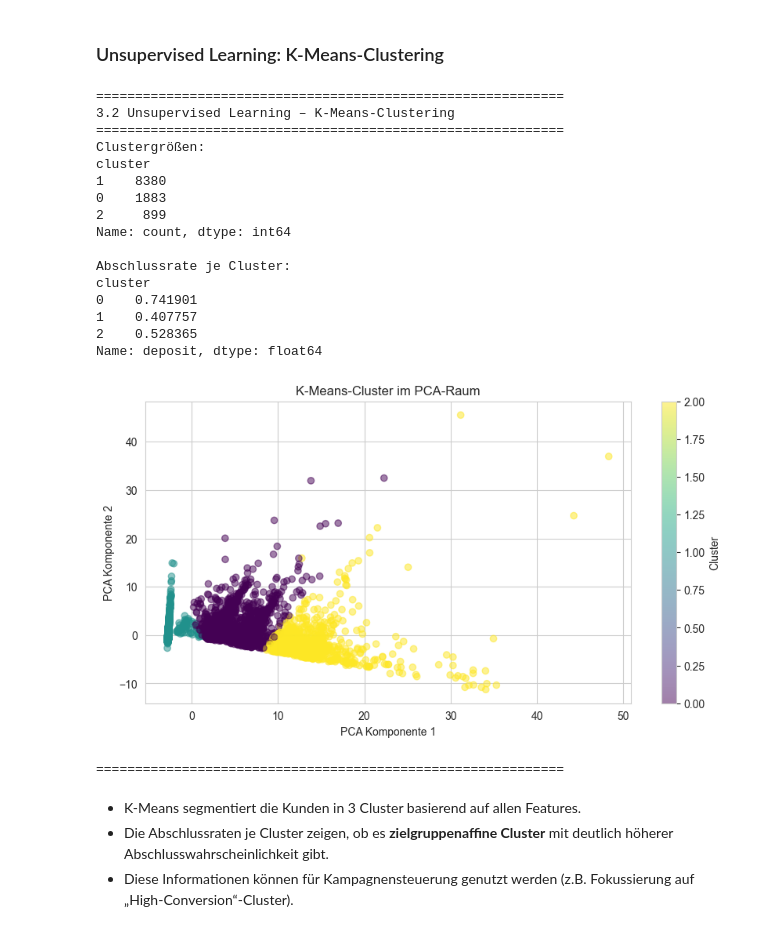
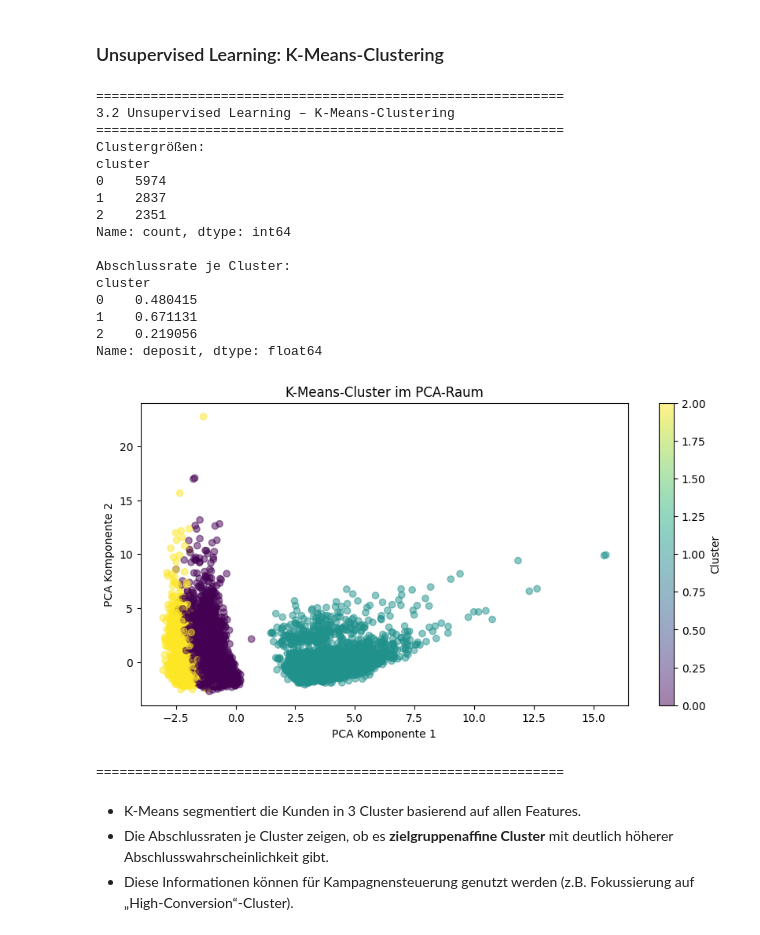
Before and after one commit to elias06-dev/pruefung_data_science-Gruppe_8, a Jupyter notebook: Notebook/notebook_pruefung copy.ipynb, the cells around one changed output. Cells and saved outputs as stored; diff of their text form; code cells hidden in the pictures.

Commit message:
number 2

```diff
--- a/Notebook/notebook_pruefung copy.ipynb
+++ b/Notebook/notebook_pruefung copy.ipynb
@@ -974,0 +916,3 @@ Name: count, dtype: int64
+# %%
+df_clean = df_clean.drop(columns = ["deposit", "loan", "housing", "default", "pdays"])
+df_clean
@@ -1267,0 +1110,14 @@ Unsupervised Learning:
+# %%
+from sklearn.preprocessing import StandardScaler
+
+numeric_cols = df_encoded.select_dtypes(include=[np.number]).columns.tolist()
+numeric_cols_scale = [c for c in numeric_cols if c != "deposit_binary"]
+
+sc = StandardScaler()
+
+df_scaled = sc.fit_transform(df_encoded[numeric_cols_scale])
+df_scaled = pd.DataFrame(sc.fit_transform(df_encoded[numeric_cols_scale]), columns=numeric_cols_scale)
+df_scaled["deposit_binary"] = df_encoded["deposit_binary"]
+print(pd.DataFrame(df_scaled))
+print(sc.mean_)
+print(sc.var_)
@@ -1267,0 +1151,13 @@ Unsupervised Learning:
+# %%
+print("="*60)
+print("Finale Feature-Matrix für Schritt 3")
+print("="*60)
+
+X = df_scaled                   # alle Input-Features
+y = df_scaled['deposit_binary']    # Zielvariable
+
+print(f"Shape X (Features): {X.shape}")
+print(f"Shape y (Zielvariable): {y.shape} -> eindimensionaler Array")
+print("Beispiel-Feature-Namen:")
+print(X.columns.tolist()[:20])
+print("="*60)
@@ -1267,0 +1192,11 @@ Unsupervised Learning:
+# %%
+from sklearn.decomposition import PCA
+from sklearn import decomposition
+
+pca = decomposition.PCA(n_components = 2) # auf 2 Dimensionen reduzieren
+pca.fit(X) # Eigenwerte und Eigenvektoren berechnen
+df_pca = pca.transform(X)
+
+for i, component in enumerate(pca.components_):
+    print(f"{i+1}. Komponente: {100 * pca.explained_variance_ratio_[i]:3.3}% der Varianz")
+    print(" + ".join(f"{value:.3} x {name}" for value, name in zip(component, X)))
@@ -1314,11 +1315,11 @@ print("="*60)
 
 # PCA auf 2 Dimensionen mit numerischen Features ohne NaNs
 pca = PCA(n_components=2, random_state=42)
-X_pca = pca.fit_transform(X_num_imputed)
+X_pca = pca.fit_transform(X)
 
 # K-Means mit k=3
 kmeans = KMeans(n_clusters=3, random_state=42, n_init=10)
-clusters = kmeans.fit_predict(X_num_imputed)
+clusters = kmeans.fit_predict(X)
 
 df_clusters = pd.DataFrame({
     'cluster': clusters,
@@ -1331,40 +1332,40 @@ print(df_clusters['cluster'].value_counts())
 print("\nAbschlussrate je Cluster:")
 cluster_conv = df_clusters.groupby('cluster')['deposit'].mean()
 print(cluster_conv)
 
 plt.figure(figsize=(10, 5))
 scatter = plt.scatter(
     X_pca[:, 0],
     X_pca[:, 1],
     c=clusters,
     cmap='viridis',
     alpha=0.5
 )
 plt.colorbar(scatter, label="Cluster")
 plt.title("K-Means-Cluster im PCA-Raum")
 plt.xlabel("PCA Komponente 1")
 plt.ylabel("PCA Komponente 2")
 plt.show()
 
 print("="*60)
 # %% [output]
 ============================================================
 3.2 Unsupervised Learning – K-Means-Clustering
 ============================================================
 Clustergrößen:
 cluster
-1    8380
-0    1883
-2     899
+0    5974
+1    2837
+2    2351
 Name: count, dtype: int64
 
 Abschlussrate je Cluster:
 cluster
-0    0.741901
-1    0.407757
-2    0.528365
+0    0.480415
+1    0.671131
+2    0.219056
 Name: deposit, dtype: float64
-[figure, old version]
+[figure, new version]
 ============================================================
 # %% [markdown]
 
```
Also changed, not shown: parts of 75 cells of this notebook, 2 other files.
